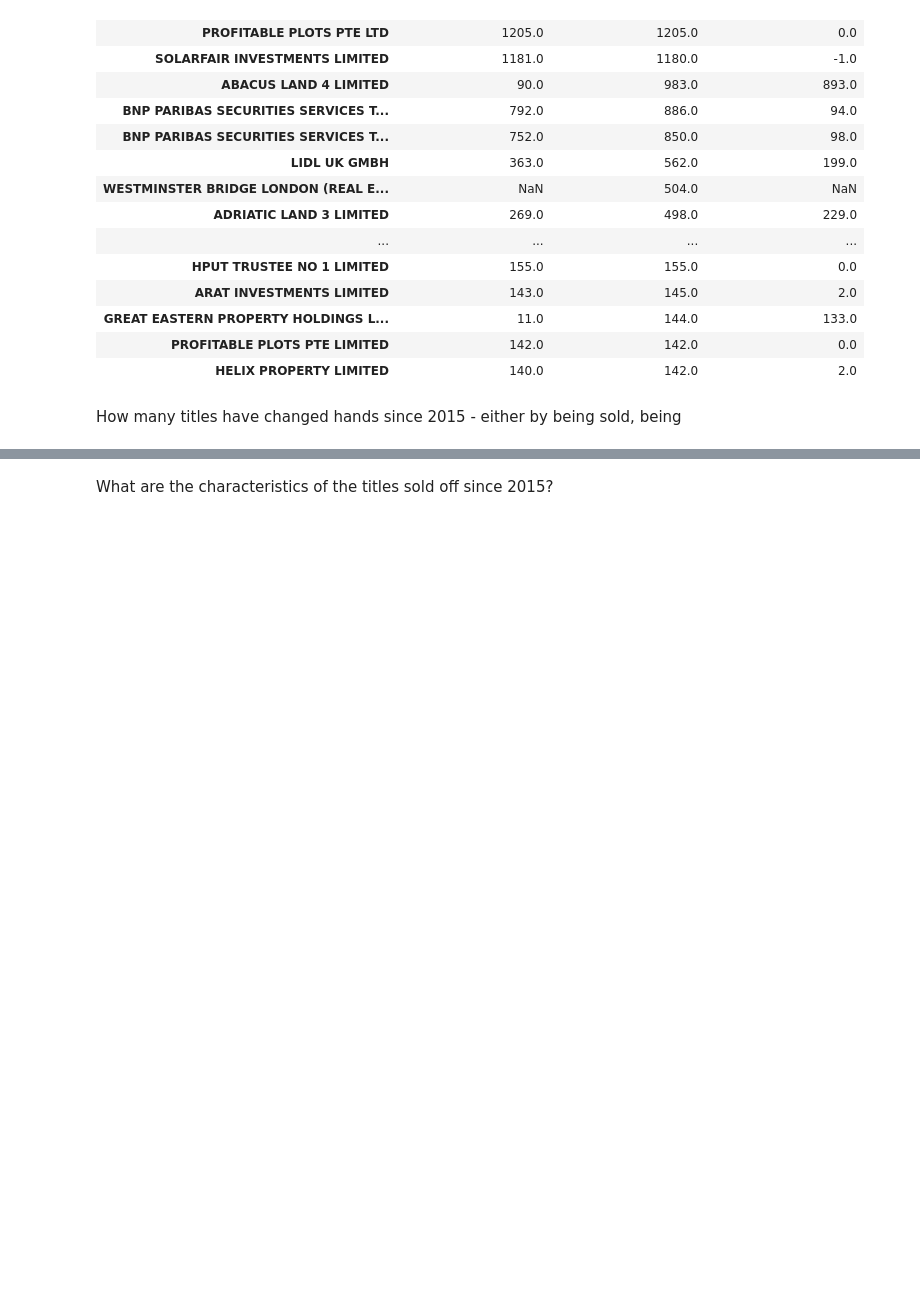
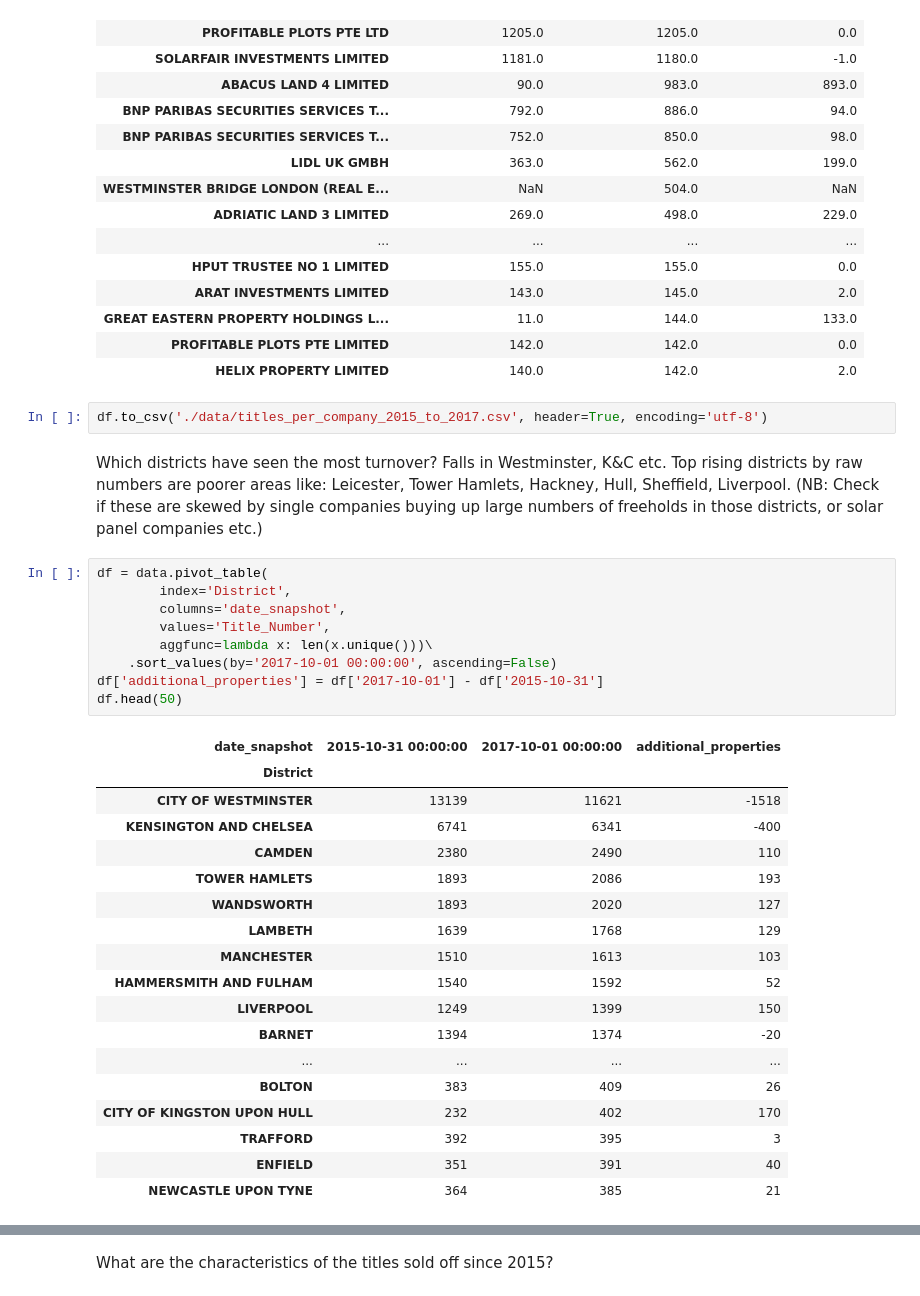
Before and after one commit to Global-Witness/overseas-companies-land-ownership-public, a Jupyter notebook: Draft Processing and Analysis.ipynb, the cells around one changed output, grey strips where cells are left out. Drawn from its saved outputs; the diff is of its cells as text; blank space fills up the shorter version.

Commit message:
Add primitive analysis of new titles acquired

```diff
--- a/Draft Processing and Analysis.ipynb
+++ b/Draft Processing and Analysis.ipynb
@@ -295,5 +295,35 @@ df.head(50)
 | GREAT EASTERN PROPERTY HOLDINGS L... | 11.0 | 144.0 | 133.0 |
 | PROFITABLE PLOTS PTE LIMITED | 142.0 | 142.0 | 0.0 |
 | HELIX PROPERTY LIMITED | 140.0 | 142.0 | 2.0 |
-# %% [markdown]
-How many titles have changed hands since 2015 - either by being sold, being
+# %%
+df.to_csv('./data/titles_per_company_2015_to_2017.csv', header=True, encoding='utf-8')
+# %% [markdown]
+Which districts have seen the most turnover? Falls in Westminster, K&C etc. Top rising districts by raw numbers are poorer areas like: Leicester, Tower Hamlets, Hackney, Hull, Sheffield, Liverpool. (NB: Check if these are skewed by single companies buying up large numbers of freeholds in those districts, or solar panel companies etc.)
+# %%
+df = data.pivot_table(
+        index='District',
+        columns='date_snapshot',
+        values='Title_Number',
+        aggfunc=lambda x: len(x.unique()))\
+    .sort_values(by='2017-10-01 00:00:00', ascending=False)
+df['additional_properties'] = df['2017-10-01'] - df['2015-10-31']
+df.head(50)
+# %% [output]
+| date_snapshot | 2015-10-31 00:00:00 | 2017-10-01 00:00:00 | additional_properties |
+| District |  |  |  |
+| CITY OF WESTMINSTER | 13139 | 11621 | -1518 |
+| KENSINGTON AND CHELSEA | 6741 | 6341 | -400 |
+| CAMDEN | 2380 | 2490 | 110 |
+| TOWER HAMLETS | 1893 | 2086 | 193 |
+| WANDSWORTH | 1893 | 2020 | 127 |
+| LAMBETH | 1639 | 1768 | 129 |
+| MANCHESTER | 1510 | 1613 | 103 |
+| HAMMERSMITH AND FULHAM | 1540 | 1592 | 52 |
+| LIVERPOOL | 1249 | 1399 | 150 |
+| BARNET | 1394 | 1374 | -20 |
+| ... | ... | ... | ... |
+| BOLTON | 383 | 409 | 26 |
+| CITY OF KINGSTON UPON HULL | 232 | 402 | 170 |
+| TRAFFORD | 392 | 395 | 3 |
+| ENFIELD | 351 | 391 | 40 |
+| NEWCASTLE UPON TYNE | 364 | 385 | 21 |
```
Also changed, not shown: parts of 11 cells of this notebook, 3 other files.
